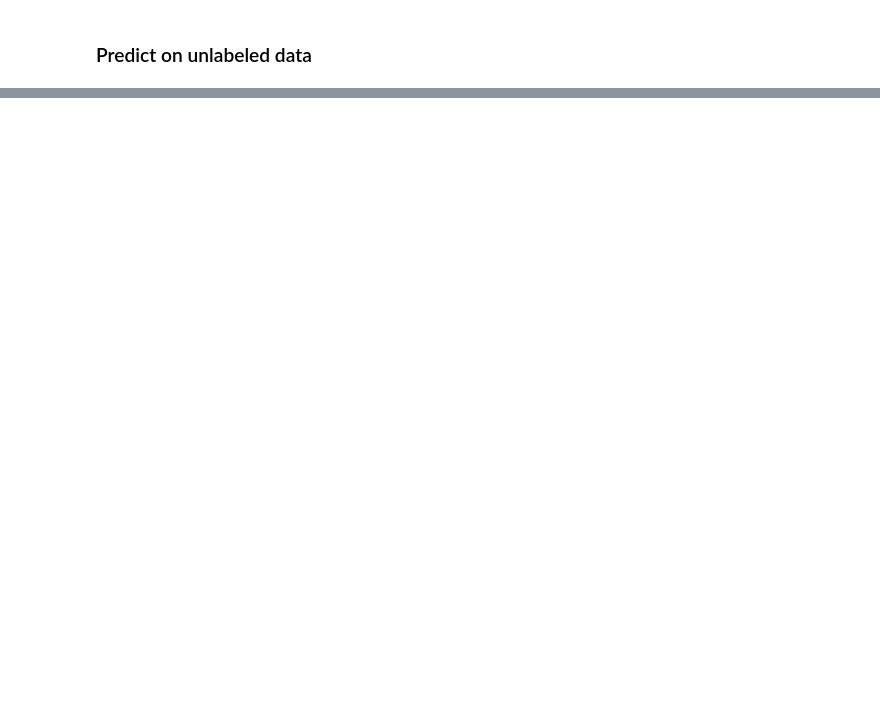
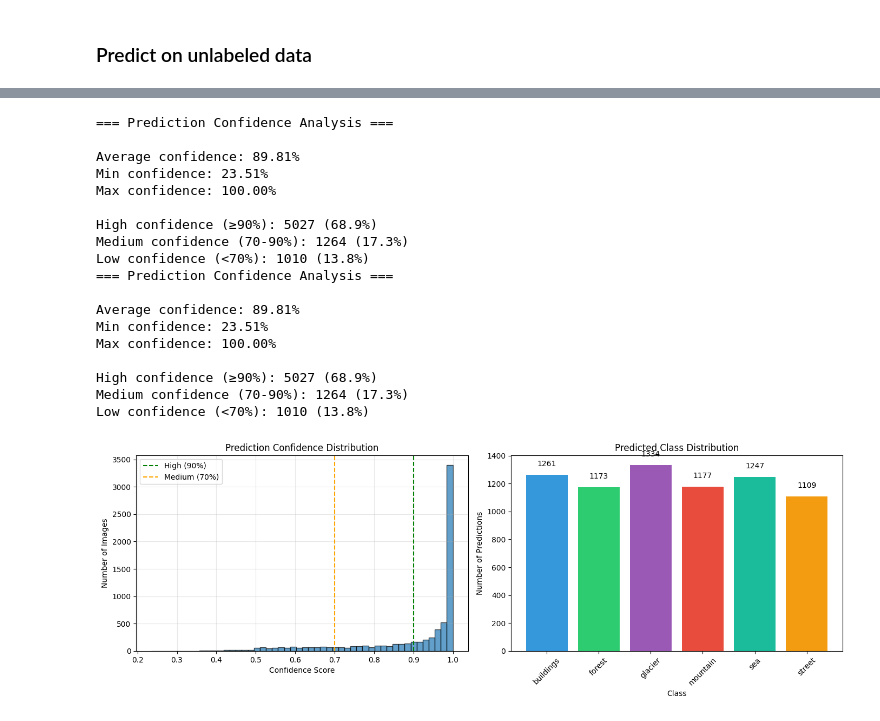
Before and after one commit to kasparpg/intel-image-classification, a Jupyter notebook: main.ipynb, the cells around one changed output, grey strips where cells are left out. Cells and saved outputs as stored; diff of their text form; code cells hidden in the pictures; blank space fills up the shorter version.

```diff
--- a/main.ipynb
+++ b/main.ipynb
@@ -220,0 +299,66 @@ for class_name in class_names:
+# %%
+# Evaluate prediction quality (confidence analysis)
+import matplotlib.pyplot as plt
+
+# Get confidence scores (max probability for each prediction)
+confidence_scores = predictions.max(axis=1)
+
+print("=== Prediction Confidence Analysis ===\n")
+print(f"Average confidence: {confidence_scores.mean():.2%}")
+print(f"Min confidence: {confidence_scores.min():.2%}")
+print(f"Max confidence: {confidence_scores.max():.2%}")
+
+# Count predictions by confidence level
+high_conf = (confidence_scores >= 0.9).sum()
+medium_conf = ((confidence_scores >= 0.7) & (confidence_scores < 0.9)).sum()
+low_conf = (confidence_scores < 0.7).sum()
+
+print(f"\nHigh confidence (≥90%): {high_conf} ({high_conf/len(confidence_scores):.1%})")
+print(f"Medium confidence (70-90%): {medium_conf} ({medium_conf/len(confidence_scores):.1%})")
+print(f"Low confidence (<70%): {low_conf} ({low_conf/len(confidence_scores):.1%})")
+
+# Plot confidence distribution
+fig, axes = plt.subplots(1, 2, figsize=(14, 5))
+
+# Histogram of confidence scores
+axes[0].hist(confidence_scores, bins=50, edgecolor='black', alpha=0.7)
+axes[0].axvline(x=0.9, color='green', linestyle='--', label='High (90%)')
+axes[0].axvline(x=0.7, color='orange', linestyle='--', label='Medium (70%)')
+axes[0].set_xlabel('Confidence Score')
+axes[0].set_ylabel('Number of Images')
+axes[0].set_title('Prediction Confidence Distribution')
+axes[0].legend()
+axes[0].grid(True, alpha=0.3)
+
+# Bar chart of class distribution
+class_counts = [predicted_labels.count(c) for c in class_names]
+bars = axes[1].bar(class_names, class_counts, color=['#3498db', '#2ecc71', '#9b59b6', '#e74c3c', '#1abc9c', '#f39c12'])
+axes[1].set_xlabel('Class')
+axes[1].set_ylabel('Number of Predictions')
+axes[1].set_title('Predicted Class Distribution')
+axes[1].tick_params(axis='x', rotation=45)
+for bar, count in zip(bars, class_counts):
+    axes[1].text(bar.get_x() + bar.get_width()/2, bar.get_height() + 50, str(count), ha='center', va='bottom')
+
+plt.tight_layout()
+plt.show()
+# %% [output]
+=== Prediction Confidence Analysis ===
+
+Average confidence: 89.81%
+Min confidence: 23.51%
+Max confidence: 100.00%
+
+High confidence (≥90%): 5027 (68.9%)
+Medium confidence (70-90%): 1264 (17.3%)
+Low confidence (<70%): 1010 (13.8%)
+=== Prediction Confidence Analysis ===
+
+Average confidence: 89.81%
+Min confidence: 23.51%
+Max confidence: 100.00%
+
+High confidence (≥90%): 5027 (68.9%)
+Medium confidence (70-90%): 1264 (17.3%)
+Low confidence (<70%): 1010 (13.8%)
+[figure, added]
```
Also changed, not shown: parts of 5 cells of this notebook, 1 other file.
